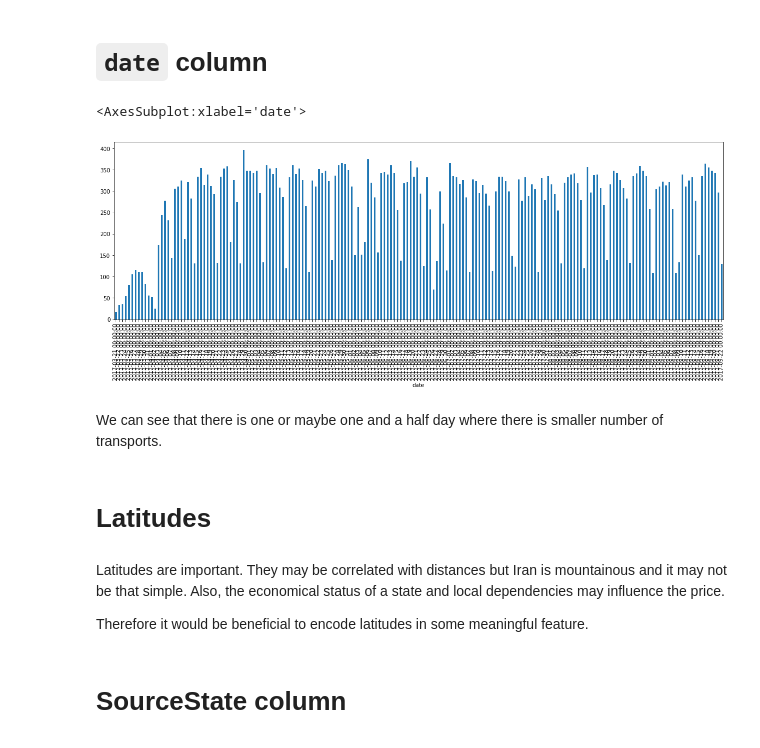
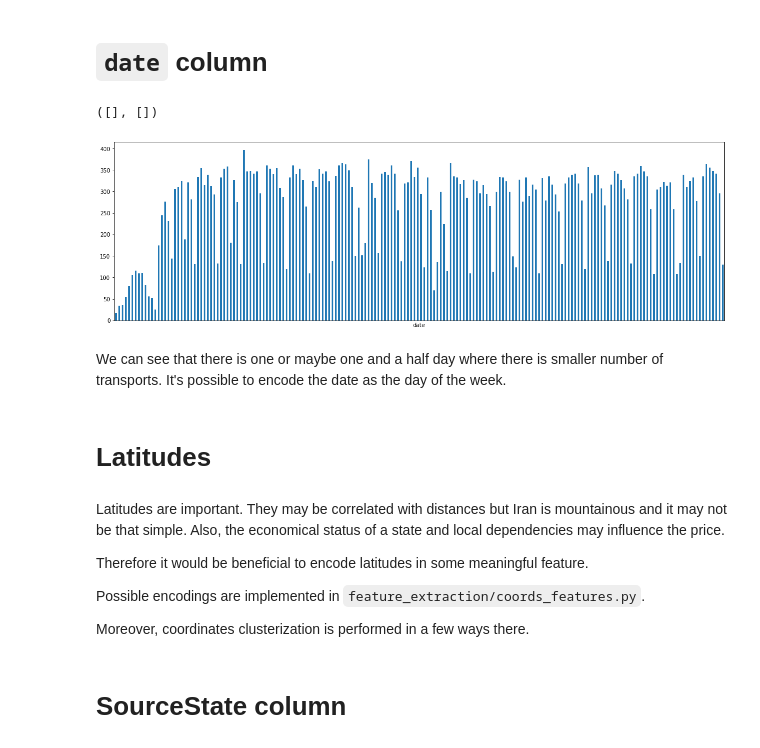
Before and after one commit to grapeup/ubaar-competition, a Jupyter notebook: notebooks/initial_eda.ipynb, the cells around one changed output. Cells and saved outputs as stored; diff of their text form; code cells hidden in the pictures.

```diff
--- a/notebooks/initial_eda.ipynb
+++ b/notebooks/initial_eda.ipynb
@@ -60,11 +60,12 @@ data['date'] = data['date'].apply(convert_data_to_gregorian).astype("datetime64"
 # %%
 fig, ax = plt.subplots(figsize = (20,6))
 data['date'].groupby(data["date"]).count().plot(kind="bar")
+plt.xticks([])
 # %% [output]
-<AxesSubplot:xlabel='date'>
+([], [])
-[figure, old version]
+[figure, new version]
 # %% [markdown]
-We can see that there is one or maybe one and a half day where there is smaller number of transports.
+We can see that there is one or maybe one and a half day where there is smaller number of transports. It's possible to encode the date as the day of the week.
 # %% [markdown]
 # Latitudes
 # %% [markdown]
@@ -72,6 +73,10 @@ Latitudes are important. They may be correlated with distances but Iran is mount
 Also, the economical status of a state and local dependencies may influence the price.
 
 Therefore it would be beneficial to encode latitudes in some meaningful feature.
+
+Possible encodings are implemented in `feature_extraction/coords_features.py`.
+
+Moreover, coordinates clusterization is performed in a few ways there.
 # %%
 # `sourceLatitude`, `sourceLongitude`, 'destinationLatitude', 'destinationLongitude'
 # %% [markdown]
```
Also changed, not shown: parts of 9 cells of this notebook, 2 other files.
